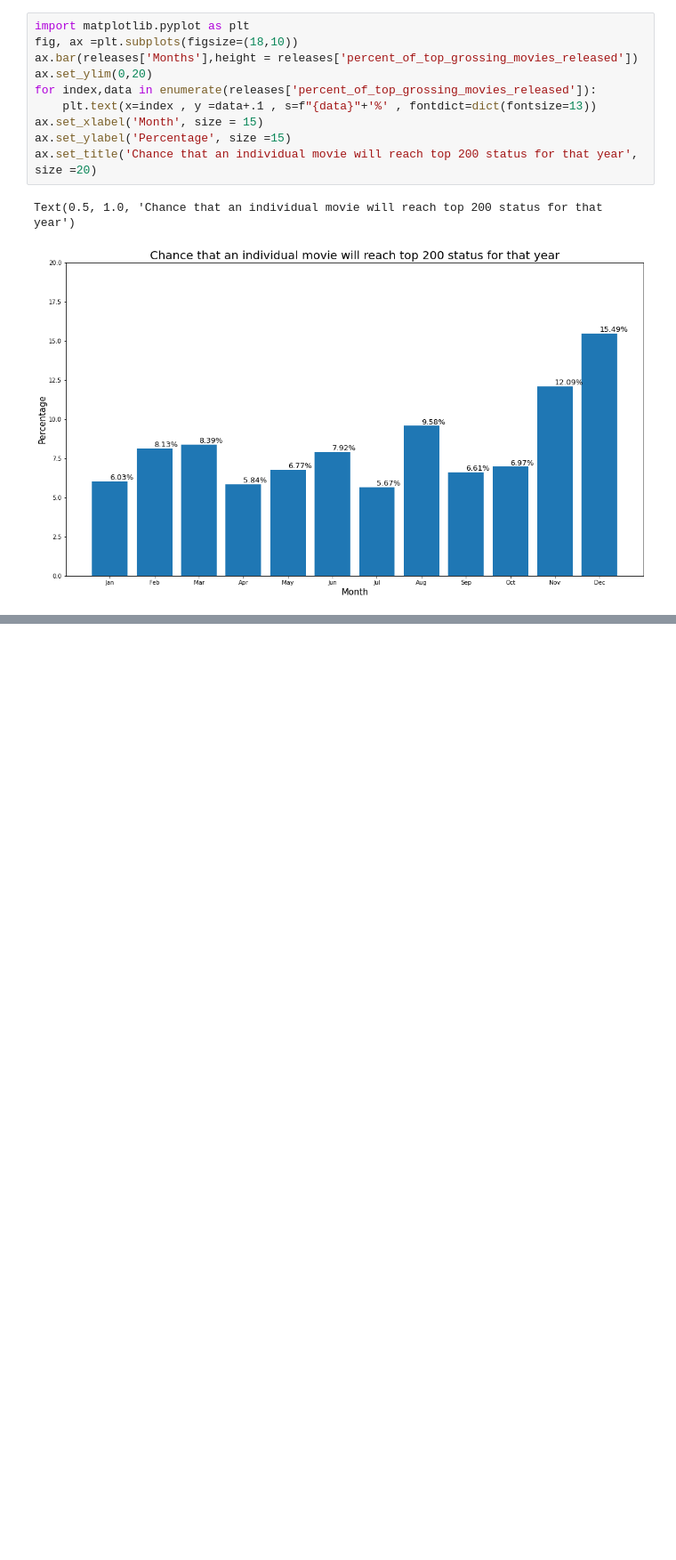
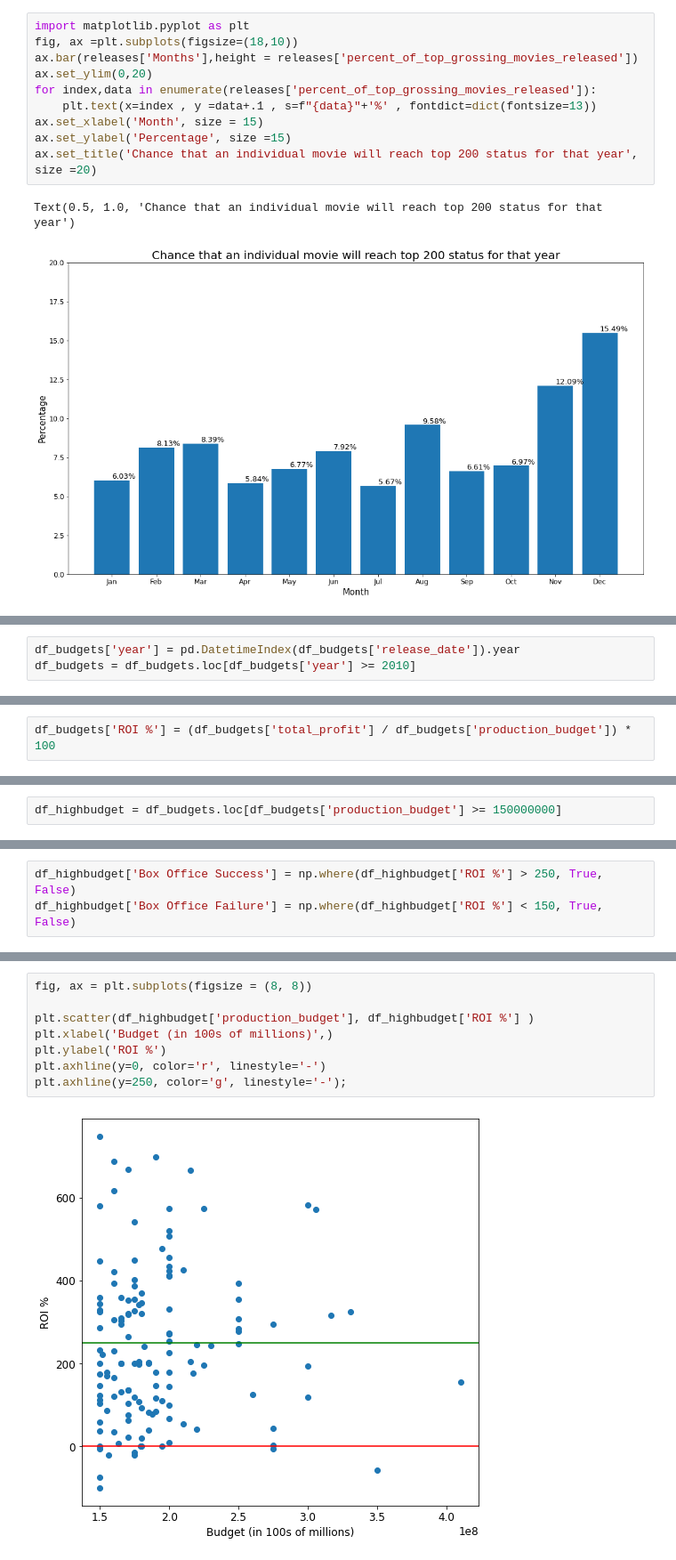
Before and after one commit to dmedd98/Group-4-Microsoft_Movie_Analysis, a Jupyter notebook: notebooks/Cleaned_December_Movie_Launch.ipynb, the cells around one changed output, grey strips where cells are left out. Shown at 89% size. Cells and saved outputs as stored; diff of their text form; blank space fills up the shorter version.

```diff
--- a/notebooks/Cleaned_December_Movie_Launch.ipynb
+++ b/notebooks/Cleaned_December_Movie_Launch.ipynb
@@ -226,0 +258,3 @@ Text(0.5, 1.0, 'Chance that an individual movie will reach top 200 status for th
+# %%
+df_budgets['year'] = pd.DatetimeIndex(df_budgets['release_date']).year
+df_budgets = df_budgets.loc[df_budgets['year'] >= 2010]
@@ -226,0 +263,2 @@ Text(0.5, 1.0, 'Chance that an individual movie will reach top 200 status for th
+# %%
+df_budgets['ROI %'] = (df_budgets['total_profit'] / df_budgets['production_budget']) * 100
@@ -226,0 +269,2 @@ Text(0.5, 1.0, 'Chance that an individual movie will reach top 200 status for th
+# %%
+df_highbudget = df_budgets.loc[df_budgets['production_budget'] >= 150000000]
@@ -226,0 +273,3 @@ Text(0.5, 1.0, 'Chance that an individual movie will reach top 200 status for th
+# %%
+df_highbudget['Box Office Success'] = np.where(df_highbudget['ROI %'] > 250, True, False)
+df_highbudget['Box Office Failure'] = np.where(df_highbudget['ROI %'] < 150, True, False)
@@ -226,0 +310,10 @@ Text(0.5, 1.0, 'Chance that an individual movie will reach top 200 status for th
+# %%
+fig, ax = plt.subplots(figsize = (8, 8))
+
+plt.scatter(df_highbudget['production_budget'], df_highbudget['ROI %'] )
+plt.xlabel('Budget (in 100s of millions)',)
+plt.ylabel('ROI %')
+plt.axhline(y=0, color='r', linestyle='-')
+plt.axhline(y=250, color='g', linestyle='-');
+# %% [output]
+[figure, added]
```
Also changed, not shown: parts of 28 cells of this notebook.
